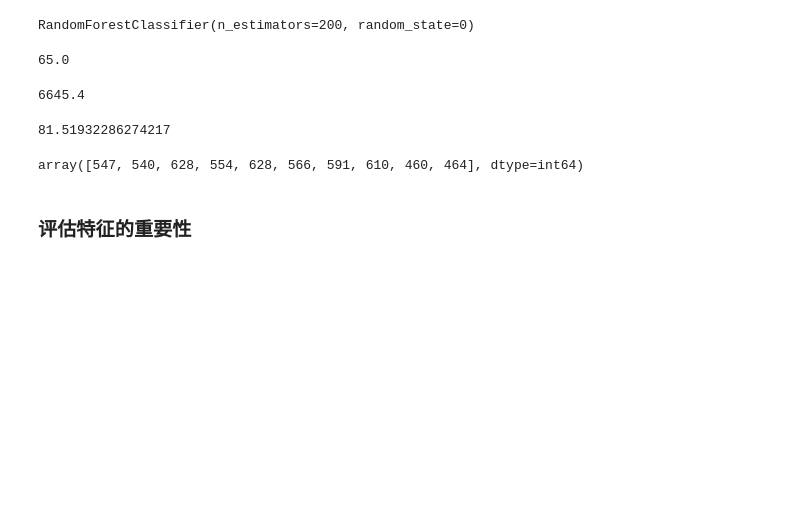
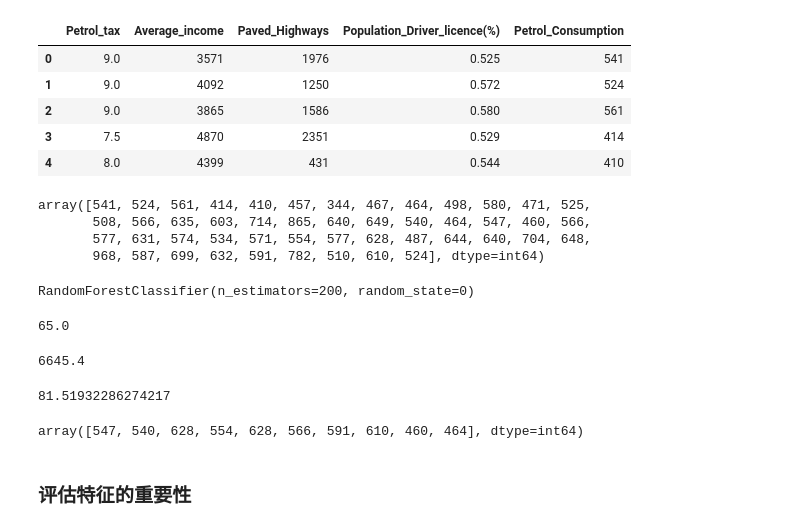
Before and after one commit to moonchildink/machine_learning, a Jupyter notebook: RandomForest.ipynb, the cells around one changed output. Cells and saved outputs as stored; diff of their text form; code cells hidden in the pictures; blank space fills up the shorter version.

```diff
--- a/RandomForest.ipynb
+++ b/RandomForest.ipynb
@@ -12,8 +33,25 @@ df = pd.read_csv(r'petrol_consumption.csv')
+# %%
+df.head()
+# %% [output]
+|  | Petrol_tax | Average_income | Paved_Highways | Population_Driver_licence(%) | Petrol_Consumption |
+| 0 | 9.0 | 3571 | 1976 | 0.525 | 541 |
+| 1 | 9.0 | 4092 | 1250 | 0.572 | 524 |
+| 2 | 9.0 | 3865 | 1586 | 0.580 | 561 |
+| 3 | 7.5 | 4870 | 2351 | 0.529 | 414 |
+| 4 | 8.0 | 4399 | 431 | 0.544 | 410 |
 # %%
 feature_name = [i for i in df.columns][:4]
 # %%
 x = df.iloc[:, 0:4].values
 y = df.iloc[:, 4].values
+# %%
+x
+y
+# %% [output]
+array([541, 524, 561, 414, 410, 457, 344, 467, 464, 498, 580, 471, 525,
+       508, 566, 635, 603, 714, 865, 640, 649, 540, 464, 547, 460, 566,
+       577, 631, 574, 534, 571, 554, 577, 628, 487, 644, 640, 704, 648,
+       968, 587, 699, 632, 591, 782, 510, 610, 524], dtype=int64)
 # %%
 x_train, x_test, y_train, y_test = train_test_split(x, y, train_size=0.8, random_state=0)
 # %%
```
Also changed, not shown: parts of 4 cells of this notebook, 6 other files.
